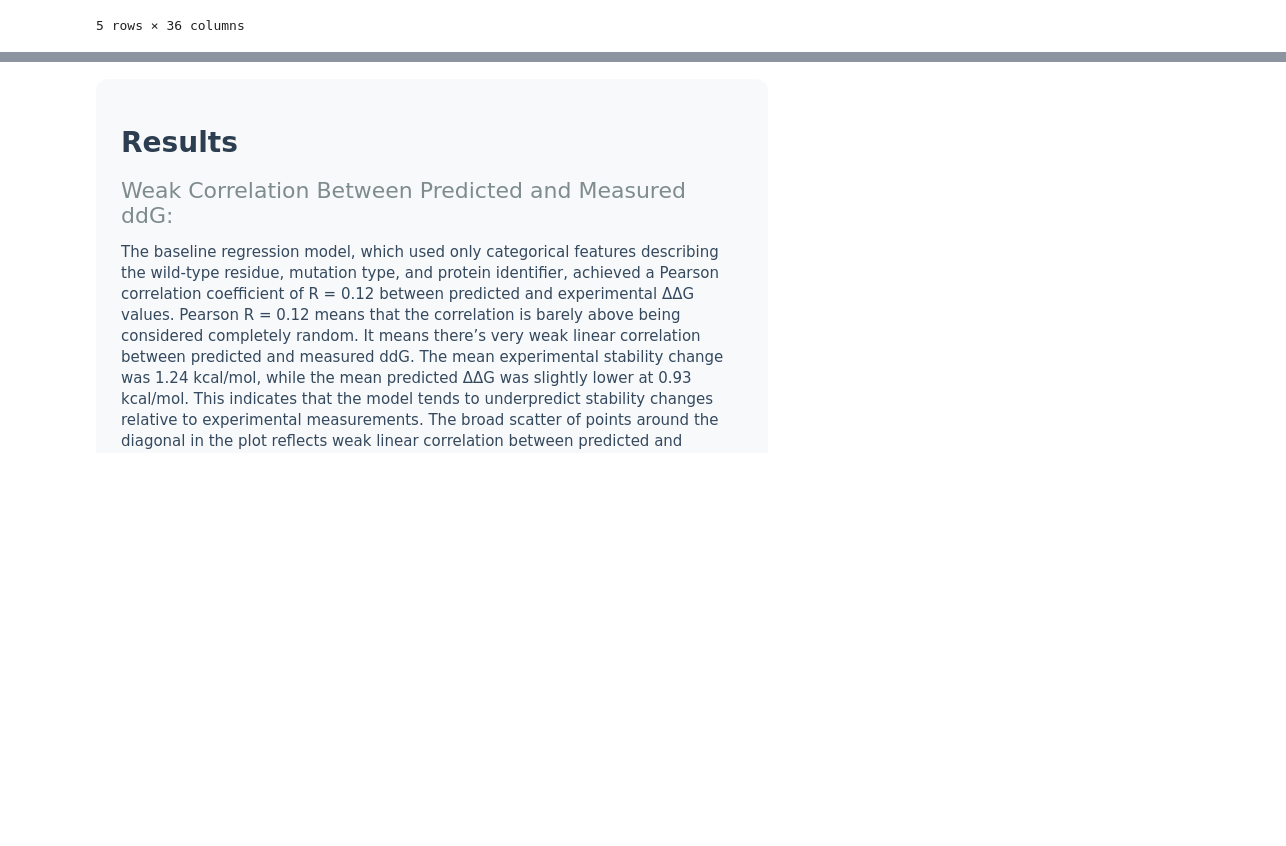
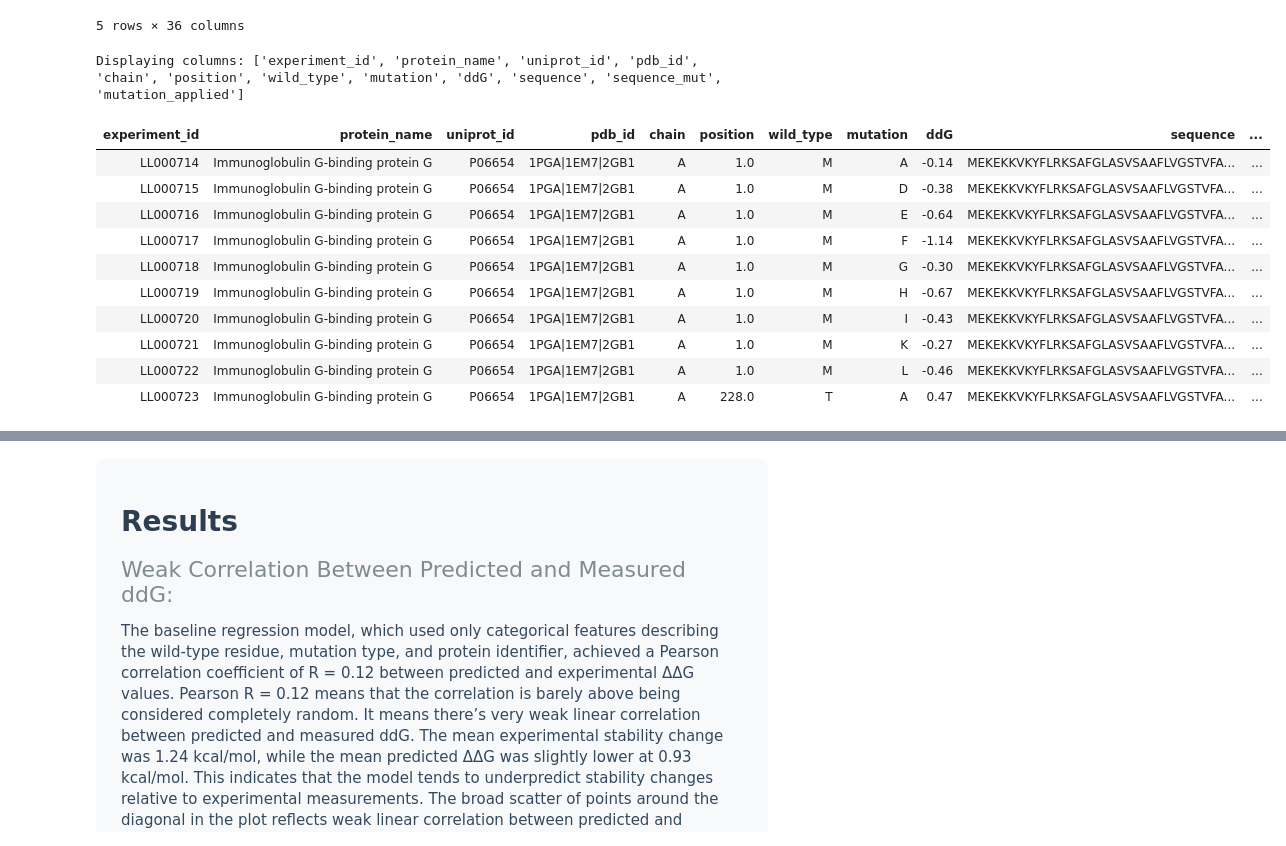
Before and after one commit to vallarieastman/Protein-Bioinformatics, a Jupyter notebook: VL07_Large-Conformational-Changes.ipynb, the cells around one changed output, grey strips where cells are left out. Drawn from its saved outputs; the diff is of its cells as text; code cells hidden in the pictures; blank space fills up the shorter version.

```diff
--- a/VL07_Large-Conformational-Changes.ipynb
+++ b/VL07_Large-Conformational-Changes.ipynb
@@ -150,5 +149,79 @@ stability_data.head()
 | 3 | LL000715 | Immunoglobulin G-binding protein G | P06654 | 1PGA|1EM7|2GB1 | A | 1.0 | M | D | -0.38 | ... |
 | 4 | LL000716 | Immunoglobulin G-binding protein G | P06654 | 1PGA|1EM7|2GB1 | A | 1.0 | M | E | -0.64 | ... |
 5 rows × 36 columns
+# %%
+"""
+3. Cleans the Data
+
+"""
+
+# --- Rebuild mutation_applied if it got dropped or wasn't added ---
+if "mutation_applied" not in stability_data.columns:
+    if "sequence" in stability_data.columns and "sequence_mut" in stability_data.columns:
+        stability_data["mutation_applied"] = (
+            stability_data["sequence"] != stability_data["sequence_mut"]
+        )
+    else:
+        stability_data["mutation_applied"] = np.nan  # can't evaluate if sequences missing
+
+# --- Define preferred display columns in order of interest ---
+preferred_cols = [
+    "experiment_id",
+    "protein_name",
+    "uniprot_id",
+    "pdb_id",
+    "chain",
+    "position",
+    "wild_type",
+    "mutation",
+    "ddG",
+    # "dTm",  # removed because this column was dropped entirely
+    "sequence",
+    "sequence_mut",
+    "mutation_applied",
+]
+
+# keep only the ones that actually still exist in the dataframe
+display_cols = [c for c in preferred_cols if c in stability_data.columns]
+
+print("Displaying columns:", display_cols)
+
+# --- same scrollable display helper ---
+from IPython.display import HTML, display
+
+pd.set_option('display.max_colwidth', None)
+
+def display_scrollable_df(df, max_height=500):
+    html = df.to_html(index=False, escape=False)
+    styled = f"""
+    <div style="max-height:{max_height}px;
+                overflow-y:auto;
+                overflow-x:auto;
+                border:1px solid #ccc;
+                padding:8px;
+                background:#fafafa;
+                font-family: ui-monospace, SFMono-Regular, Menlo, Consolas, monospace;
+                font-size:12px;
+                line-height:1.4;">
+        {html}
+    </div>
+    """
+    display(HTML(styled))
+
+# --- show the cleaned data head in a scrollable window with full sequences ---
+display_scrollable_df(stability_data[display_cols].head(10))
+# %% [output]
+Displaying columns: ['experiment_id', 'protein_name', 'uniprot_id', 'pdb_id', 'chain', 'position', 'wild_type', 'mutation', 'ddG', 'sequence', 'sequence_mut', 'mutation_applied']
+| experiment_id | protein_name | uniprot_id | pdb_id | chain | position | wild_type | mutation | ddG | sequence | ... |
+| LL000714 | Immunoglobulin G-binding protein G | P06654 | 1PGA|1EM7|2GB1 | A | 1.0 | M | A | -0.14 | MEKEKKVKYFLRKSAFGLASVSAAFLVGSTVFA... | ... |
+| LL000715 | Immunoglobulin G-binding protein G | P06654 | 1PGA|1EM7|2GB1 | A | 1.0 | M | D | -0.38 | MEKEKKVKYFLRKSAFGLASVSAAFLVGSTVFA... | ... |
+| LL000716 | Immunoglobulin G-binding protein G | P06654 | 1PGA|1EM7|2GB1 | A | 1.0 | M | E | -0.64 | MEKEKKVKYFLRKSAFGLASVSAAFLVGSTVFA... | ... |
+| LL000717 | Immunoglobulin G-binding protein G | P06654 | 1PGA|1EM7|2GB1 | A | 1.0 | M | F | -1.14 | MEKEKKVKYFLRKSAFGLASVSAAFLVGSTVFA... | ... |
+| LL000718 | Immunoglobulin G-binding protein G | P06654 | 1PGA|1EM7|2GB1 | A | 1.0 | M | G | -0.30 | MEKEKKVKYFLRKSAFGLASVSAAFLVGSTVFA... | ... |
+| LL000719 | Immunoglobulin G-binding protein G | P06654 | 1PGA|1EM7|2GB1 | A | 1.0 | M | H | -0.67 | MEKEKKVKYFLRKSAFGLASVSAAFLVGSTVFA... | ... |
+| LL000720 | Immunoglobulin G-binding protein G | P06654 | 1PGA|1EM7|2GB1 | A | 1.0 | M | I | -0.43 | MEKEKKVKYFLRKSAFGLASVSAAFLVGSTVFA... | ... |
+| LL000721 | Immunoglobulin G-binding protein G | P06654 | 1PGA|1EM7|2GB1 | A | 1.0 | M | K | -0.27 | MEKEKKVKYFLRKSAFGLASVSAAFLVGSTVFA... | ... |
+| LL000722 | Immunoglobulin G-binding protein G | P06654 | 1PGA|1EM7|2GB1 | A | 1.0 | M | L | -0.46 | MEKEKKVKYFLRKSAFGLASVSAAFLVGSTVFA... | ... |
+| LL000723 | Immunoglobulin G-binding protein G | P06654 | 1PGA|1EM7|2GB1 | A | 228.0 | T | A | 0.47 | MEKEKKVKYFLRKSAFGLASVSAAFLVGSTVFA... | ... |
 # %%
 """
```
Also changed, not shown: parts of 6 cells of this notebook, 18 other files.
